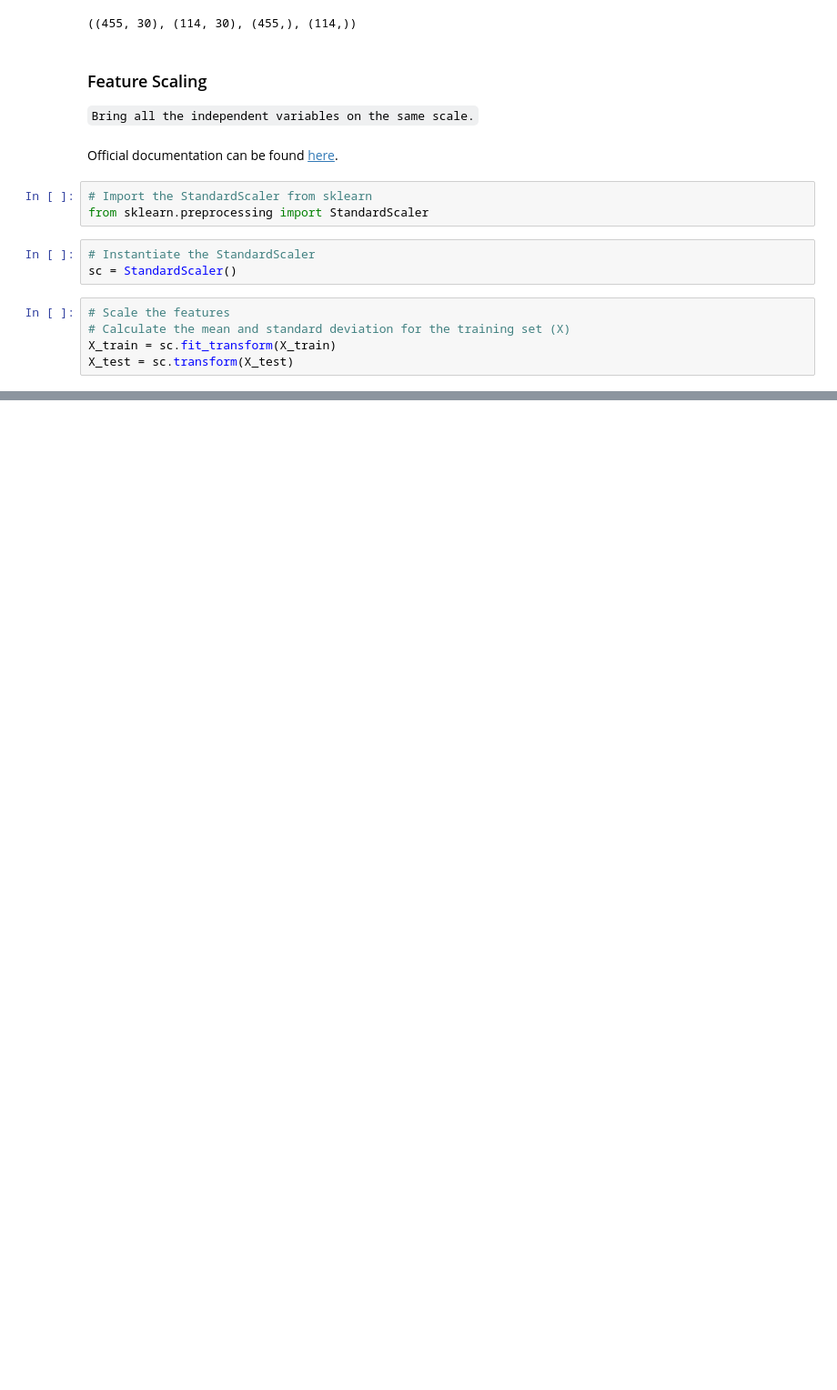
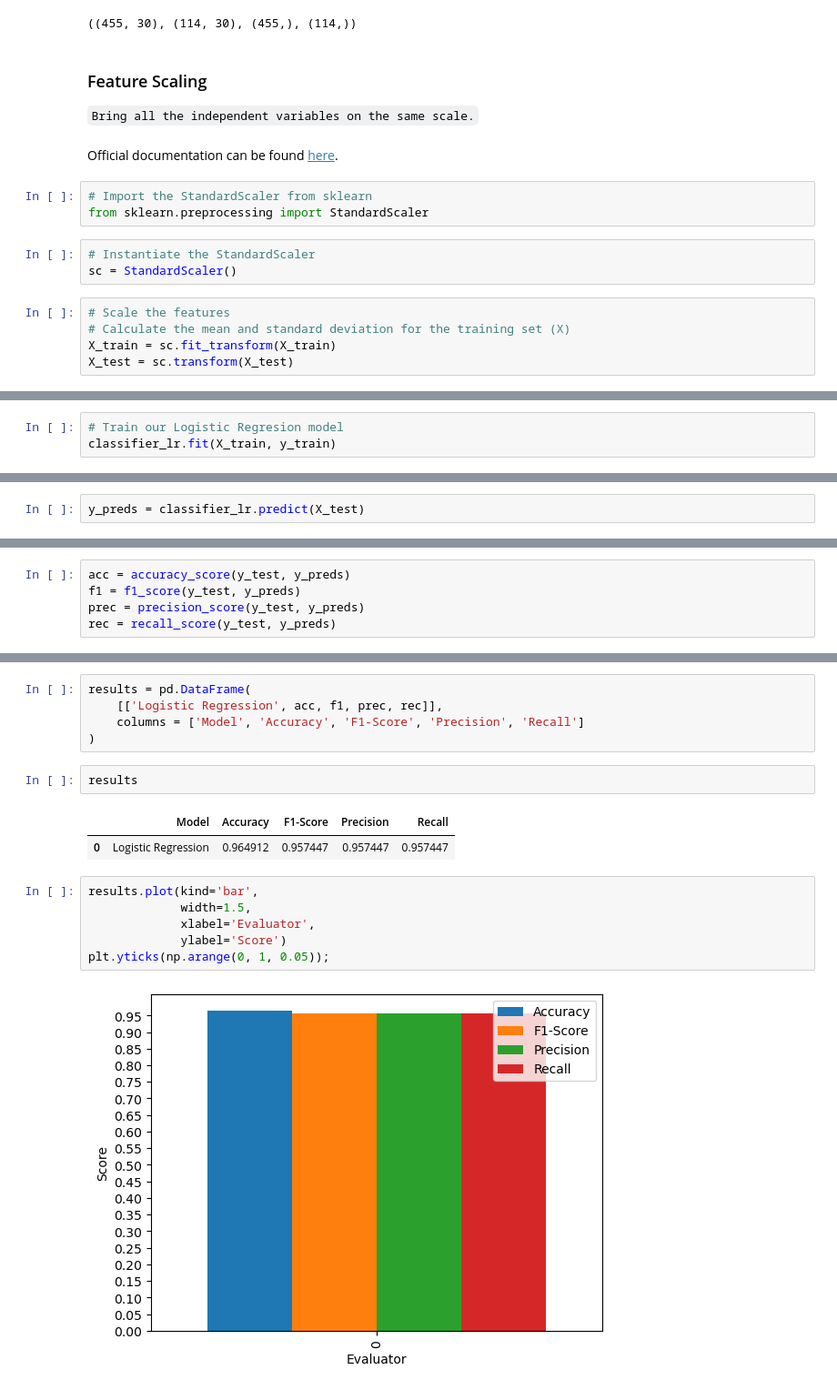
Before and after one commit to rosustefan/complete_ml_ds_bootcamp_2023, a Jupyter notebook: breast-cancer-wisconsin-project/breast-cancer-wisconsin-classification.ipynb, the cells around one changed output, grey strips where cells are left out. Shown at 91% size. Saved outputs shown, nothing was run; the diff lists cells and outputs as text; blank space fills up the shorter version.

Commit message:
Add Logistic Regression to our ML model and calculate the Accuracy, Precision, F1-Score, Recall, Cross-Validation scores and display the Confusion Matrix

```diff
--- a/breast-cancer-wisconsin-project/breast-cancer-wisconsin-classification.ipynb
+++ b/breast-cancer-wisconsin-project/breast-cancer-wisconsin-classification.ipynb
@@ -354,0 +370,3 @@ array([[-0.46649743, -0.13728933, -0.44421138, -0.48646498,  0.28085007,
+# %%
+# Train our Logistic Regresion model
+classifier_lr.fit(X_train, y_train)
@@ -354,0 +375,2 @@ array([[-0.46649743, -0.13728933, -0.44421138, -0.48646498,  0.28085007,
+# %%
+y_preds = classifier_lr.predict(X_test)
@@ -354,0 +392,5 @@ array([[-0.46649743, -0.13728933, -0.44421138, -0.48646498,  0.28085007,
+# %%
+acc = accuracy_score(y_test, y_preds)
+f1 = f1_score(y_test, y_preds)
+prec = precision_score(y_test, y_preds)
+rec = recall_score(y_test, y_preds)
@@ -354,0 +420,18 @@ array([[-0.46649743, -0.13728933, -0.44421138, -0.48646498,  0.28085007,
+# %%
+results = pd.DataFrame(
+    [['Logistic Regression', acc, f1, prec, rec]],
+    columns = ['Model', 'Accuracy', 'F1-Score', 'Precision', 'Recall']
+)
+# %%
+results
+# %% [output]
+|  | Model | Accuracy | F1-Score | Precision | Recall |
+| 0 | Logistic Regression | 0.964912 | 0.957447 | 0.957447 | 0.957447 |
+# %%
+results.plot(kind='bar',
+             width=1.5,
+             xlabel='Evaluator',
+             ylabel='Score')
+plt.yticks(np.arange(0, 1, 0.05));
+# %% [output]
+[figure, added]
```
Also changed, not shown: parts of 22 cells of this notebook.
